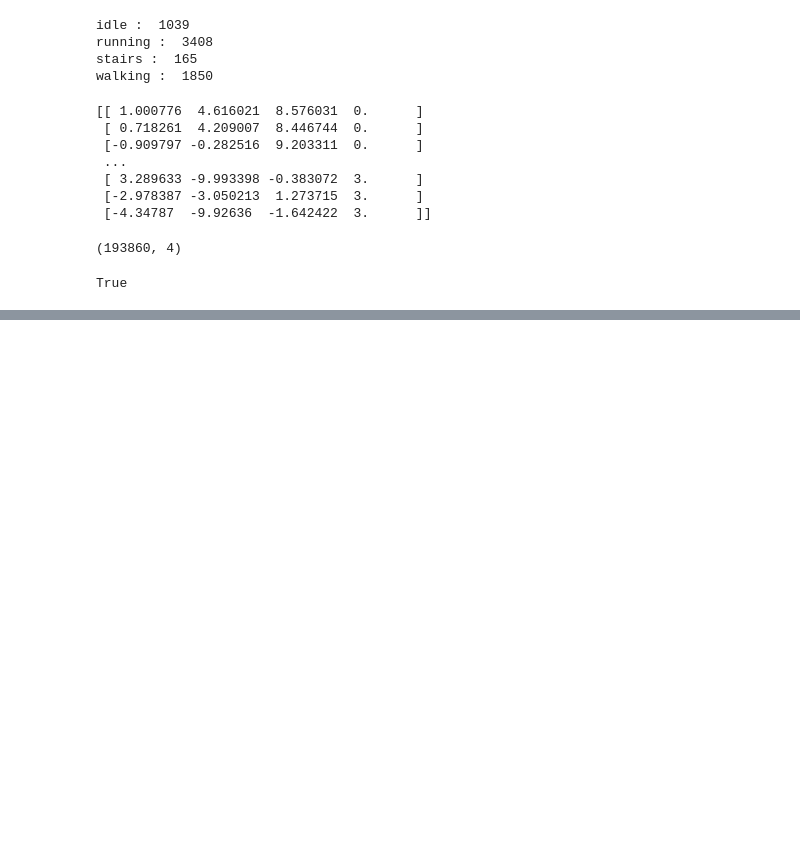
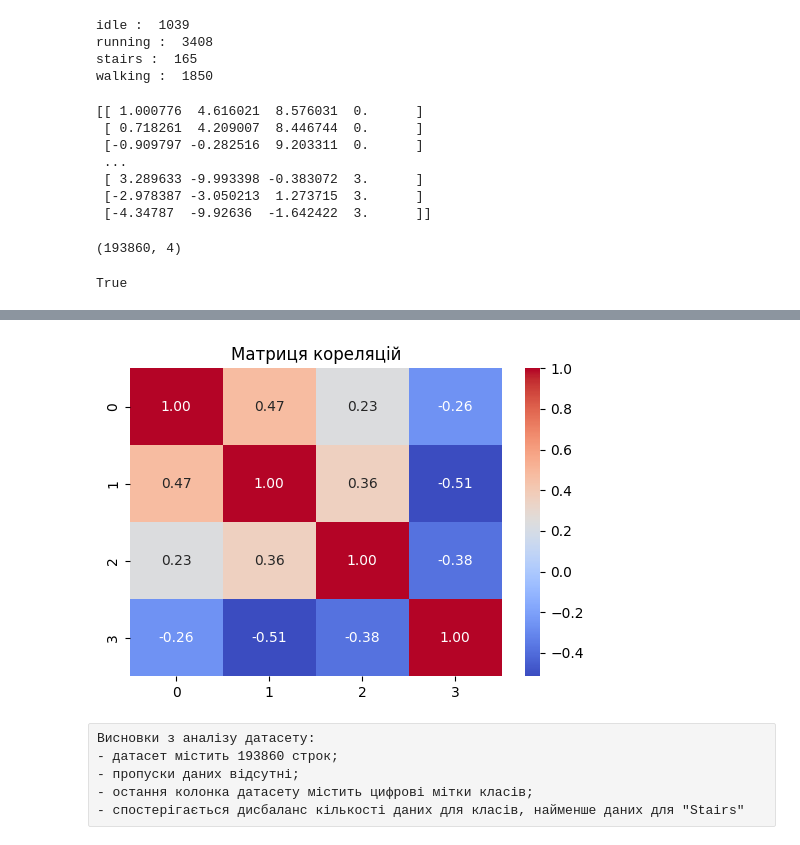
Before and after one commit to evgen-kulik/data_science_hw5, a Jupyter notebook: HW_5_option.ipynb, the cells around one changed output, grey strips where cells are left out. Drawn from its saved outputs; the diff is of its cells as text; code cells hidden in the pictures; blank space fills up the shorter version.

Commit message:
Update HW_5_option.ipynb
реалізовано аналіз датасету

```diff
--- a/HW_5_option.ipynb
+++ b/HW_5_option.ipynb
@@ -94,0 +151,15 @@ True
+# %%
+# Візуалізуємо кореляцію даних
+correlation_matrix = np.corrcoef(df_work, rowvar=False)
+plt.figure(figsize=(6, 4))
+sns.heatmap(correlation_matrix, annot=True, cmap="coolwarm", fmt=".2f")
+plt.title("Матриця кореляцій")
+plt.show()
+# %% [output]
+[figure, added]
+# %% [raw]
+Висновки з аналізу датасету:
+- датасет містить 193860 строк;
+- пропуски даних відсутні;
+- остання колонка датасету містить цифрові мітки класів;
+- спостерігається дисбаланс кількості даних для класів, найменше даних для "Stairs"
```
Also changed, not shown: parts of 8 cells of this notebook.
